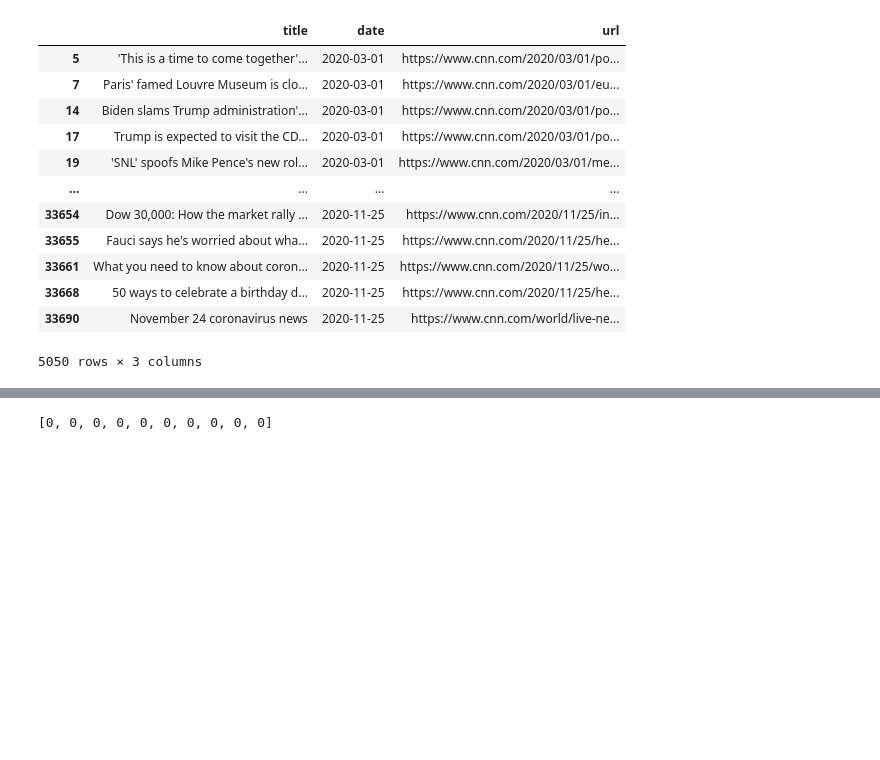
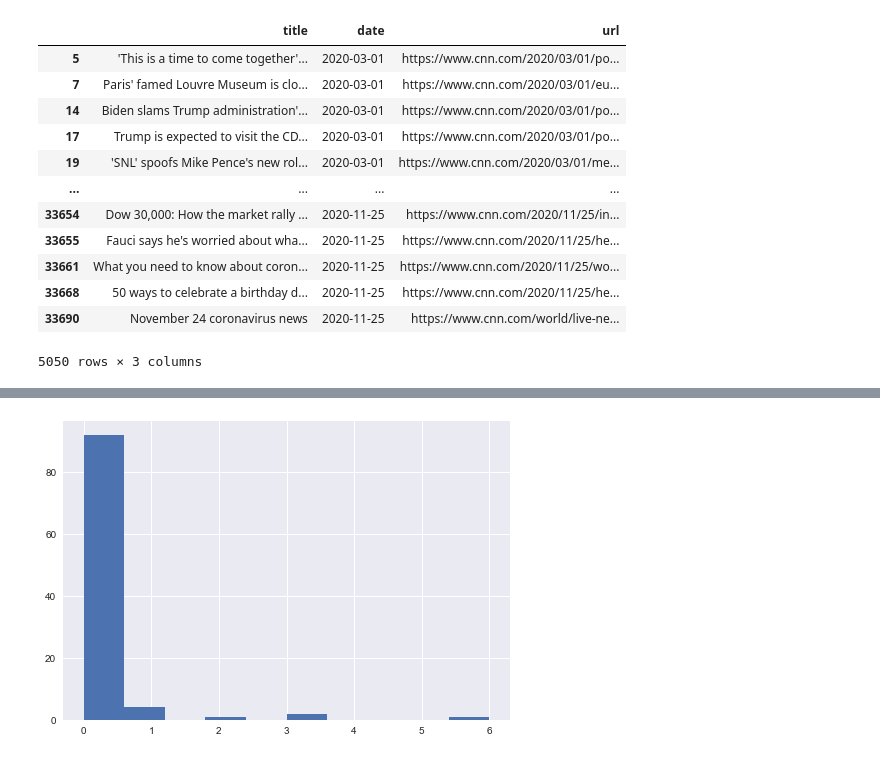
Before and after one commit to flixpar/covid-news-network-analysis, a Jupyter notebook: cnn-covid-articles-download.ipynb, the cells around one changed output, grey strips where cells are left out. Drawn from its saved outputs; the diff is of its cells as text; code cells hidden in the pictures; blank space fills up the shorter version.

```diff
--- a/cnn-covid-articles-download.ipynb
+++ b/cnn-covid-articles-download.ipynb
@@ -75,8 +102,9 @@ cdc_counts
 # %%
 who_counts = [a["text"].count("WHO") for a in articles]
-who_counts
+plt.hist(who_counts)
+plt.show()
 # %% [output]
-[0, 0, 0, 0, 0, 0, 0, 0, 0, 0]
+[figure, added]
 # %%
 articles_df = pd.DataFrame(articles)
 articles_df.to_csv("data/cnn_covid_articles_content.csv", index=False)
```
Also changed, not shown: parts of 6 cells of this notebook, 2 other files.
